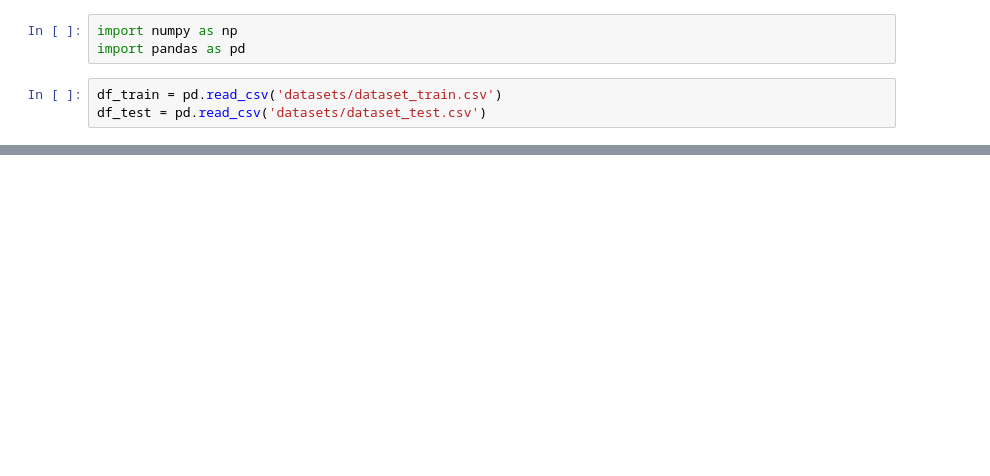
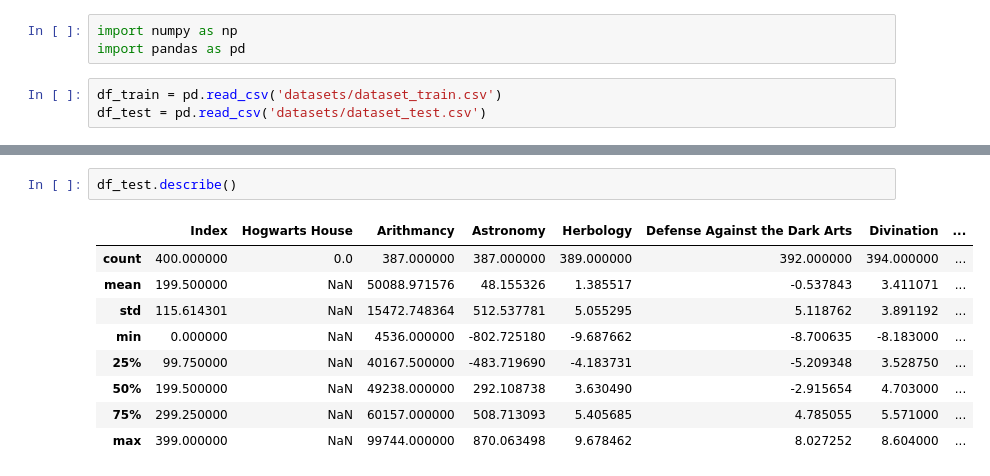
Before and after one commit to Sladge17/logistic_regression, a Jupyter notebook: logistic_regression.ipynb, the cells around one changed output, grey strips where cells are left out. Drawn from its saved outputs; the diff is of its cells as text; blank space fills up the shorter version.

Commit message:
add describe.py

```diff
--- a/logistic_regression.ipynb
+++ b/logistic_regression.ipynb
@@ -34,0 +61,12 @@ df_train.describe()
+# %%
+df_test.describe()
+# %% [output]
+|  | Index | Hogwarts House | Arithmancy | Astronomy | Herbology | Defense Against the Dark Arts | Divination | ... |
+| count | 400.000000 | 0.0 | 387.000000 | 387.000000 | 389.000000 | 392.000000 | 394.000000 | ... |
+| mean | 199.500000 | NaN | 50088.971576 | 48.155326 | 1.385517 | -0.537843 | 3.411071 | ... |
+| std | 115.614301 | NaN | 15472.748364 | 512.537781 | 5.055295 | 5.118762 | 3.891192 | ... |
+| min | 0.000000 | NaN | 4536.000000 | -802.725180 | -9.687662 | -8.700635 | -8.183000 | ... |
+| 25% | 99.750000 | NaN | 40167.500000 | -483.719690 | -4.183731 | -5.209348 | 3.528750 | ... |
+| 50% | 199.500000 | NaN | 49238.000000 | 292.108738 | 3.630490 | -2.915654 | 4.703000 | ... |
+| 75% | 299.250000 | NaN | 60157.000000 | 508.713093 | 5.405685 | 4.785055 | 5.571000 | ... |
+| max | 399.000000 | NaN | 99744.000000 | 870.063498 | 9.678462 | 8.027252 | 8.604000 | ... |
```
Also changed, not shown: parts of 2 cells of this notebook, 3 other files.
